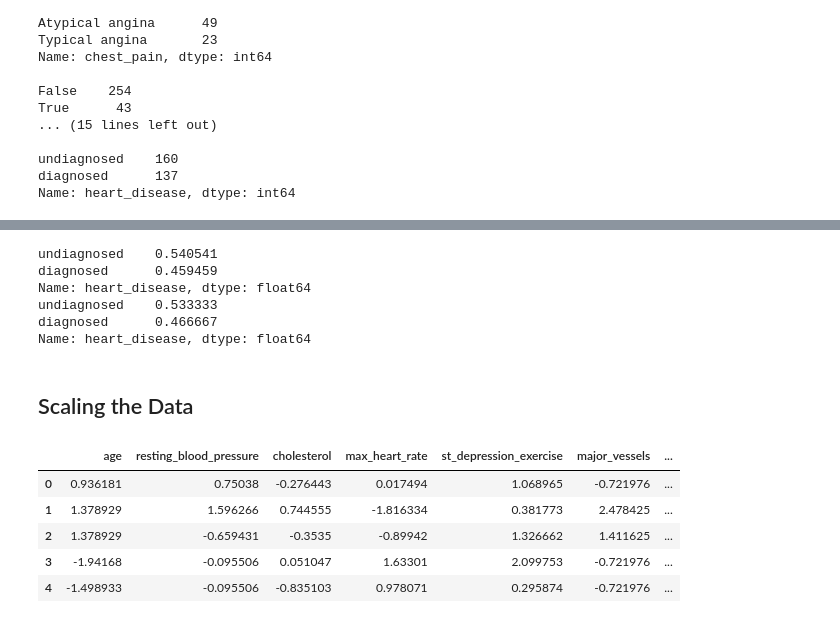
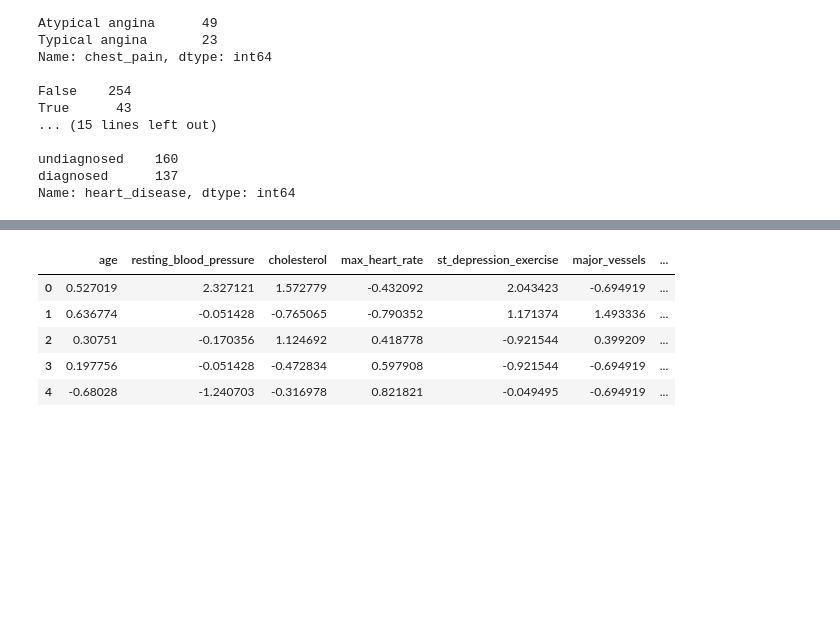
Before and after one commit to ytorigata/dsci-100-2022w2-group-22, a Jupyter notebook: docs/working.ipynb, the cells around one changed output, grey strips where cells are left out. Cells and saved outputs as stored; diff of their text form; code cells hidden in the pictures; blank space fills up the shorter version.

```diff
--- a/docs/working.ipynb
+++ b/docs/working.ipynb
@@ -168,64 +184,41 @@ We will obtain a training data and a test data from the `hd_scaled` data and *us
-# %%
-from sklearn.model_selection import train_test_split
-
-hd_train, hd_test = train_test_split(hd_data, test_size=0.25, stratify=hd_data["heart_disease"])
-print(hd_train["heart_disease"].value_counts(normalize=True))
-print(hd_test["heart_disease"].value_counts(normalize=True))
-# %% [output]
-undiagnosed    0.540541
-diagnosed      0.459459
-Name: heart_disease, dtype: float64
-undiagnosed    0.533333
-diagnosed      0.466667
-Name: heart_disease, dtype: float64
-# %% [markdown]
-## Scaling the Data
 # %%
 hd_preprocessor = make_column_transformer(
     (StandardScaler(), [
         "age",
         "resting_blood_pressure",
         "cholesterol",
         "max_heart_rate",
         "st_depression_exercise",
         "major_vessels"
     ]),
-    ("passthrough", [
-        "sex",
-        "chest_pain",
-        "fasting_blood_sugar",
-        "resting_electrocardiographic_results",
-        "exercise_induced_angina",
-        "slope_st",
-        "thal",
-        "heart_disease"
-    ]),
+    remainder="passthrough"
 )
 
-hd_scaled = pd.DataFrame(
-    hd_preprocessor.fit_transform(hd_data),
-    columns=[
-        "age",
-        "resting_blood_pressure",
-        "cholesterol",
-        "max_heart_rate",
-        "st_depression_exercise",
-        "major_vessels",
-        "sex",
-        "chest_pain",
-        "fasting_blood_sugar",
-        "resting_electrocardiographic_results",
-        "exercise_induced_angina",
-        "slope_st",
-        "thal",
-        "heart_disease"
-    ],
-)
-hd_scaled.head()
+scaled_columns=[
+    "age",
+    "resting_blood_pressure",
+    "cholesterol",
+    "max_heart_rate",
+    "st_depression_exercise",
+    "major_vessels",
+    "sex",
+    "chest_pain",
+    "fasting_blood_sugar",
+    "resting_electrocardiographic_results",
+    "exercise_induced_angina",
+    "slope_st",
+    "thal",
+    "heart_disease"
+]
+
+hd_scaled_train = pd.DataFrame(hd_preprocessor.fit_transform(hd_train), columns=scaled_columns)
+hd_scaled_test = pd.DataFrame(hd_preprocessor.fit_transform(hd_test), columns=scaled_columns)
+
+hd_scaled_train.head()
 # %% [output]
 |  | age | resting_blood_pressure | cholesterol | max_heart_rate | st_depression_exercise | major_vessels | ... |
-| 0 | 0.936181 | 0.75038 | -0.276443 | 0.017494 | 1.068965 | -0.721976 | ... |
-| 1 | 1.378929 | 1.596266 | 0.744555 | -1.816334 | 0.381773 | 2.478425 | ... |
-| 2 | 1.378929 | -0.659431 | -0.3535 | -0.89942 | 1.326662 | 1.411625 | ... |
-| 3 | -1.94168 | -0.095506 | 0.051047 | 1.63301 | 2.099753 | -0.721976 | ... |
-| 4 | -1.498933 | -0.095506 | -0.835103 | 0.978071 | 0.295874 | -0.721976 | ... |
+| 0 | 0.527019 | 2.327121 | 1.572779 | -0.432092 | 2.043423 | -0.694919 | ... |
+| 1 | 0.636774 | -0.051428 | -0.765065 | -0.790352 | 1.171374 | 1.493336 | ... |
+| 2 | 0.30751 | -0.170356 | 1.124692 | 0.418778 | -0.921544 | 0.399209 | ... |
+| 3 | 0.197756 | -0.051428 | -0.472834 | 0.597908 | -0.921544 | -0.694919 | ... |
+| 4 | -0.68028 | -1.240703 | -0.316978 | 0.821821 | -0.049495 | -0.694919 | ... |
```
Also changed, not shown: parts of 11 cells of this notebook.
